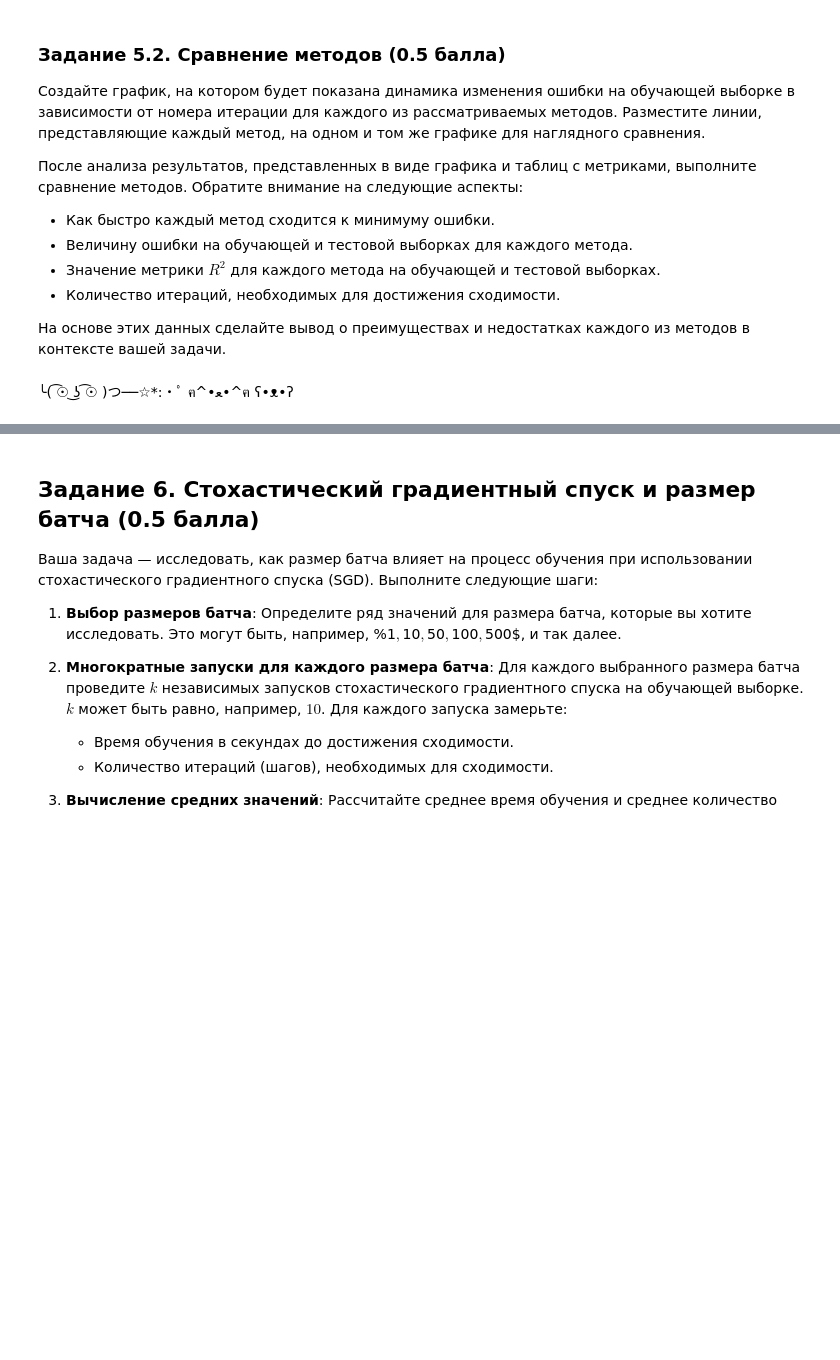
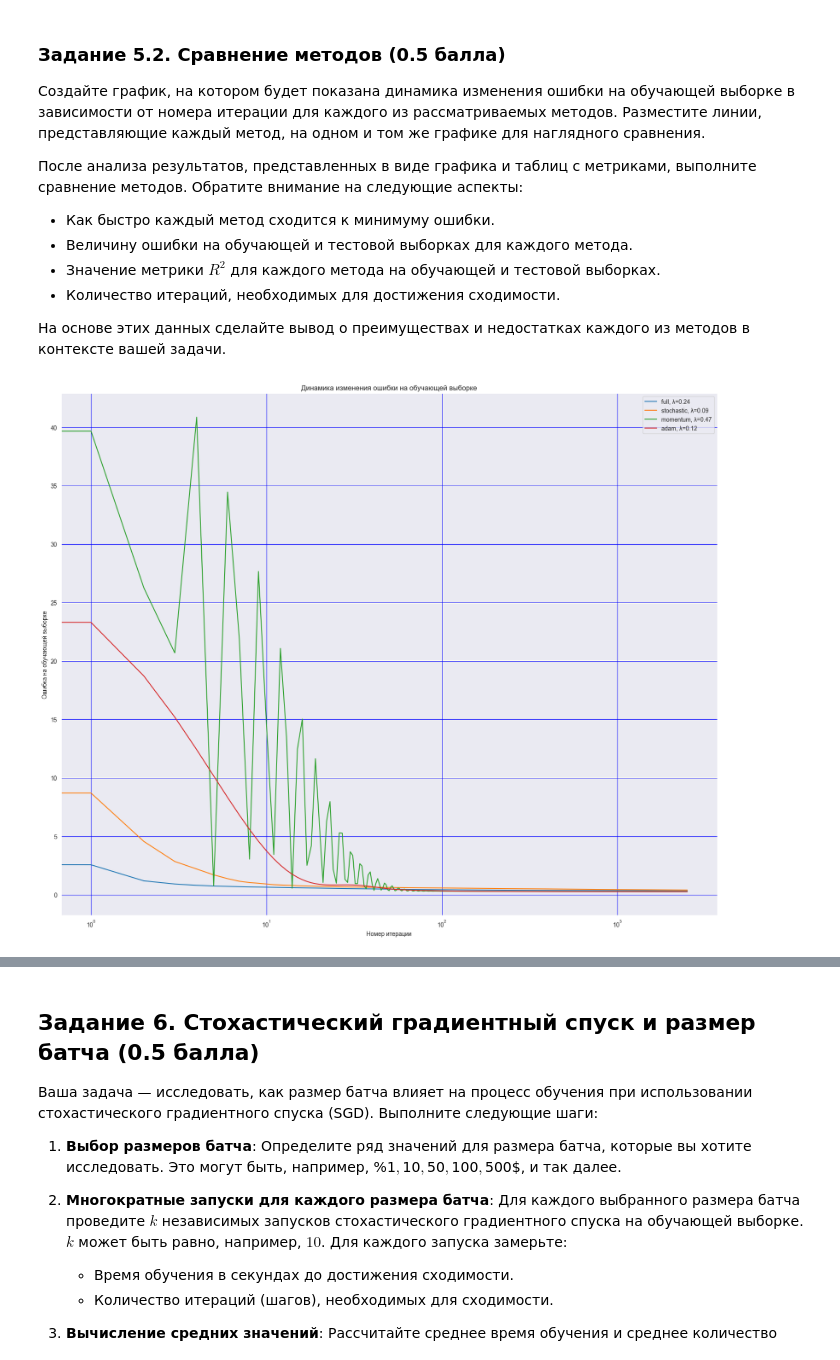
Before and after one commit to KoryakovDmitry/mai-ml-grad-desc-lab4, a Jupyter notebook: ML MAI & SBER. GD. LAB 4.ipynb, the cells around one changed output, grey strips where cells are left out. Drawn from its saved outputs; the diff is of its cells as text; code cells hidden in the pictures; blank space fills up the shorter version.

Commit message:
added task 5.2;

```diff
--- a/ML MAI & SBER. GD. LAB 4.ipynb
+++ b/ML MAI & SBER. GD. LAB 4.ipynb
@@ -1265,2 +1329,28 @@ best_lambdas = {
-# %% [markdown]
-╰( ͡☉ ͜ʖ ͡☉ )つ──☆*:・ﾟ   ฅ^•ﻌ•^ฅ   ʕ•ᴥ•ʔ
+# %%
+metrics_with_strings = replace_loss_function_with_string(metrics)
+
+
+with open("metrics/task52.json", "w", encoding="utf8") as f:
+    json.dump(metrics_with_strings, f, ensure_ascii=False)
+
+
+with open('metrics/task52.json', 'r') as file:
+    metrics = json.load(file)
+# %%
+plt.figure(figsize=(20, 16))
+for method, data in metrics.items():
+    for result in data['metrics']:
+        plt.plot(result['loss_history'], label=f"{method}, λ={result['lambda']:.2f}")
+
+plt.xlabel('Номер итерации')
+plt.ylabel('Ошибка на обучающей выборке')
+plt.title('Динамика изменения ошибки на обучающей выборке')
+plt.legend()
+plt.grid(True, color='b', )
+plt.xscale("log")
+plt.savefig(
+    f'docs/task5_2.png')
+
+plt.show()
+# %% [output]
+[figure, added]
```
Also changed, not shown: parts of 10 cells of this notebook, 9 other files.
